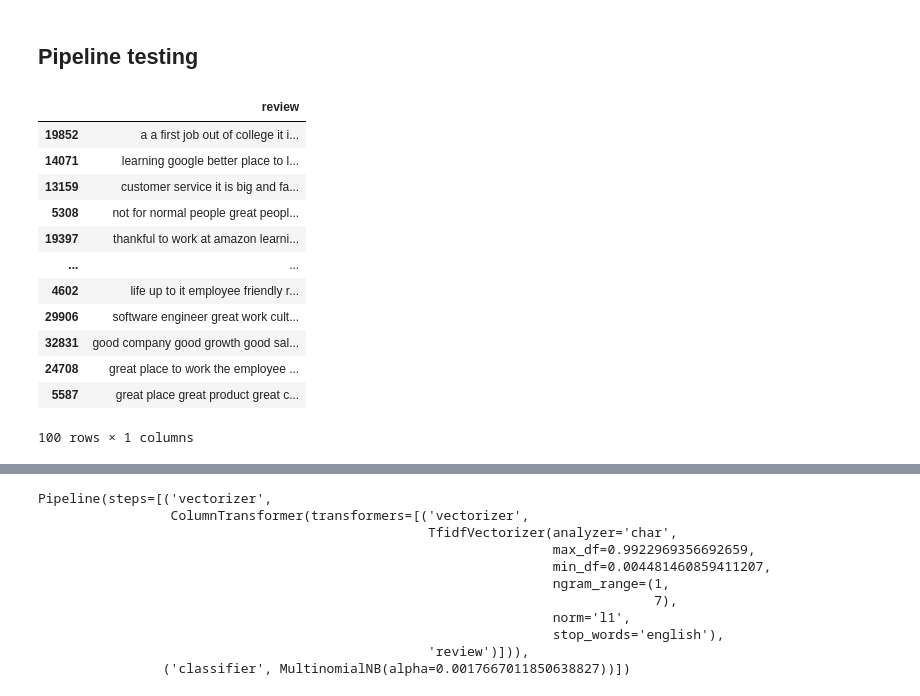
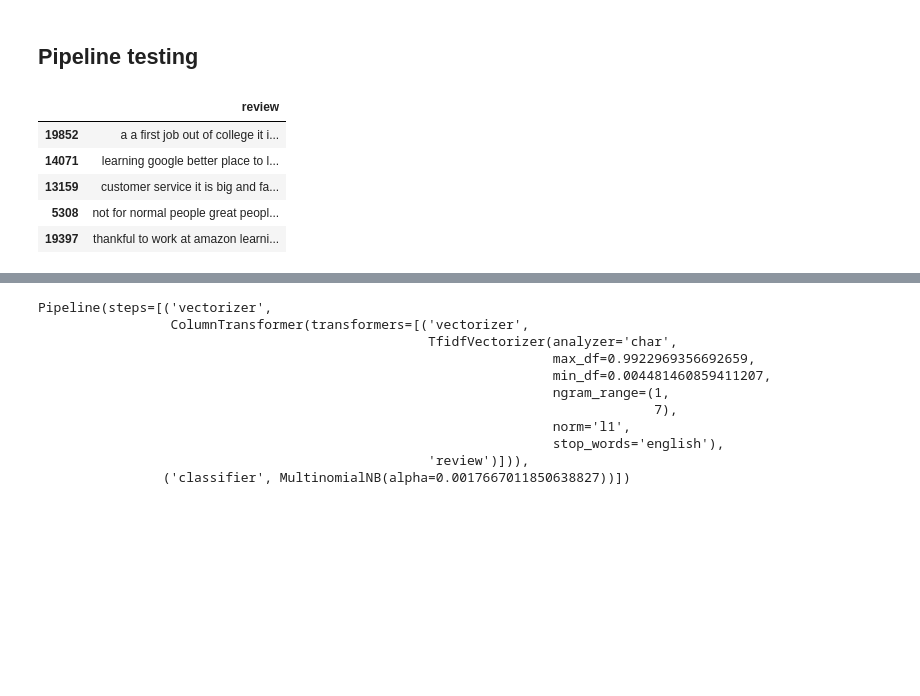
Before and after one commit to theresa-sporn/WorkforceSentimentMonitoring, a Jupyter notebook: notebooks/alvaro_final_pipe.ipynb, the cells around one changed output, grey strips where cells are left out. Saved outputs shown, nothing was run; the diff lists cells and outputs as text; code cells hidden in the pictures; blank space fills up the shorter version.

```diff
--- a/notebooks/alvaro_final_pipe.ipynb
+++ b/notebooks/alvaro_final_pipe.ipynb
@@ -174,21 +174,14 @@ X_tmp, y_tmp = X_train.sample(100, random_state=2), y_train.sample(100, random_s
 # %%
 X_tmp = X_tmp[['review']]
 # %%
-X_tmp
+X_tmp.head()
 # %% [output]
 |  | review |
 | 19852 | a a first job out of college it i... |
 | 14071 | learning google better place to l... |
 | 13159 | customer service it is big and fa... |
 | 5308 | not for normal people great peopl... |
 | 19397 | thankful to work at amazon learni... |
-| ... | ... |
-| 4602 | life up to it employee friendly r... |
-| 29906 | software engineer great work cult... |
-| 32831 | good company good growth good sal... |
-| 24708 | great place to work the employee ... |
-| 5587 | great place great product great c... |
-100 rows × 1 columns
 # %%
 X = iterative_gridsearch_pipe(X_tmp, y_tmp)
 # %% [output]
```
Also changed, not shown: parts of 5 cells of this notebook, 1 other file.
